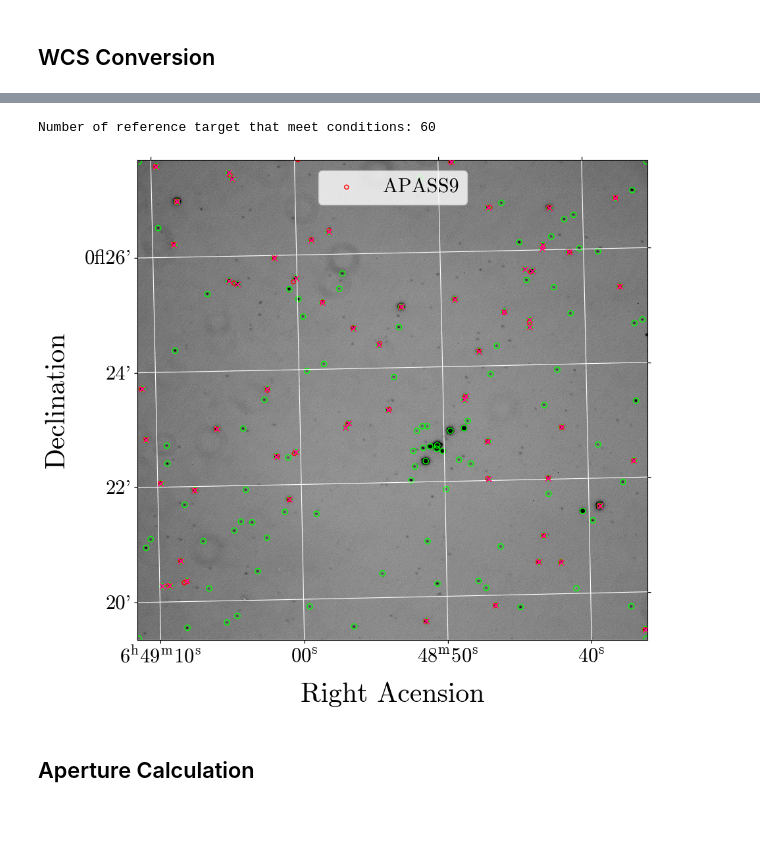
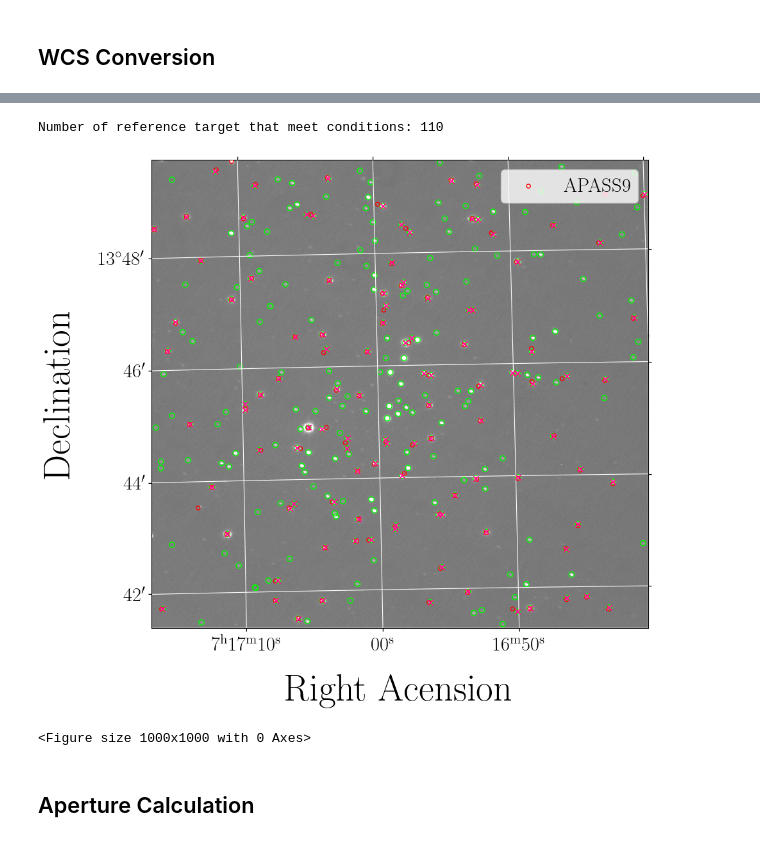
Before and after one commit to OwenJohnsons/Final_Year_Project, a Jupyter notebook: Code/magnitude.calibration.ipynb, the cells around one changed output, grey strips where cells are left out. Cells and saved outputs as stored; diff of their text form; code cells hidden in the pictures.

```diff
--- a/Code/magnitude.calibration.ipynb
+++ b/Code/magnitude.calibration.ipynb
@@ -27,7 +27,7 @@ plt.rcParams["figure.figsize"] = (10,10)
 plt.rcParams["figure.dpi"] = 100
 plt.rc('font', family = 'serif', serif = 'cmr10')
 plt.rcParams.update({# Use mathtext, not LaTeX
-                            'text.usetex': False,
+                            'text.usetex': True,
                             # Use the Computer modern font
                             'font.family': 'serif',
                             'font.serif': 'cmr10',
@@ -56,8 +56,8 @@ os.listdir('astrometric_obs_data/')
  'Bochum2_V_wcs.fits',
  'Bochum2_B_wcs.fits']
 # %%
-temp_file_name = 'astrometric_obs_data/Bochum2_V_wcs.fits'
-filter_type = 'V'
+temp_file_name = 'astrometric_obs_data/NGC2355_B_wcs.fits'
+filter_type = 'B'
 
 # --- Loading Relevant Files and Header Parameters ---
 hdulist = fits.open(temp_file_name)
@@ -234,42 +234,45 @@ print('Number of reference target that meet conditions:', len(cat_index))
 
 catalog_RA_pixel, catalog_DEC_pixel = Pixel_conversion(catalog_result['RAJ2000'], catalog_result['DEJ2000'], temp_file_name)
 # %% [output]
-Number of reference target that meet conditions: 60
+Number of reference target that meet conditions: 110
 # %%
 pixel_coords_total = []
+plt.figure(dpi = 100)
 
 for idx in range(0, len(test_RA)):
     pixel_coords = Pixel_conversion(test_RA[idx], test_DEC[idx], temp_file_name)
     pixel_coords_total.append(pixel_coords)
 
 data = fits.getdata(temp_file_name)
 
 hdu = fits.open(temp_file_name)[0]
 wcs_proj = wcs.WCS(hdu.header)
 plt.subplot(projection=wcs_proj)
 
 
 plt.scatter(catalog_RA_pixel, catalog_DEC_pixel, facecolor = 'none', edgecolors='red', s = 20, zorder = 3, label = 'APASS9')
 
 for obs_coord in tar:
     obs_RA = obs_coord.ra.degree; obs_DEC = obs_coord.dec.degree
     pixel_coords = Pixel_conversion(obs_RA, obs_DEC, temp_file_name)
     plt.scatter(*pixel_coords, facecolor = 'None', edgecolors = 'lime')
 
 for idx in obs_index:
     obs_RA = tar[idx].ra.degree; obs_DEC = tar[idx].dec.degree
     pixel_coords = Pixel_conversion(obs_RA, obs_DEC, temp_file_name)
     plt.scatter(*pixel_coords, marker = 'x', color = 'deeppink', zorder = 4)
 
 
-plt.imshow(data, vmin = data.mean() - data.std(), vmax = data.mean() + data.std(), cmap = 'gist_yarg', zorder = 0)
+plt.imshow(data, vmin = data.mean() - data.std(), vmax = data.mean() + data.std(), cmap = 'binary_r', zorder = 0)
 plt.grid(color='white', ls='solid')
 plt.gca().invert_yaxis()
 plt.legend()
-plt.xlabel('Right Acension'); plt.ylabel('Declination')
+plt.xlabel('Right Acension', fontsize = 42); plt.ylabel('Declination', fontsize = 42)
 plt.show()
+plt.savefig('magnitude_calibration_example.pdf')
 # %% [output]
-[figure, old version]
+[figure, new version]
+<Figure size 1000x1000 with 0 Axes>
 # %% [markdown]
 ## Aperture Calculation
 # %%
```
Also changed, not shown: parts of 8 cells of this notebook, 7 other files.
